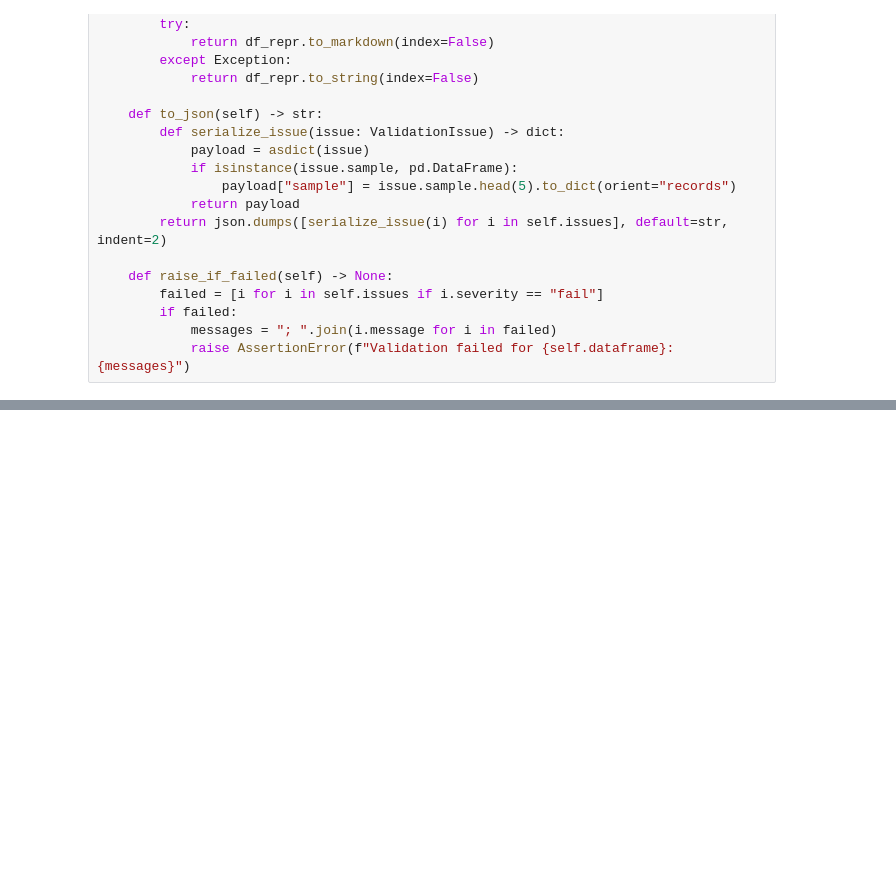
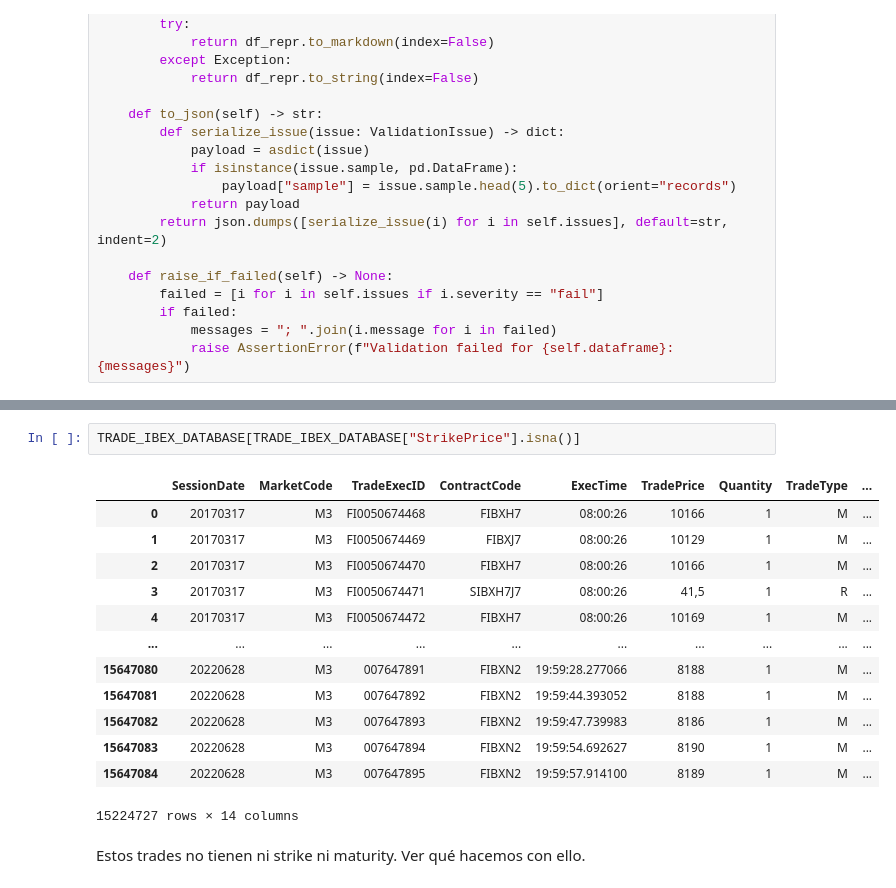
Before and after one commit to epiblasfunds/options-pricing, a Jupyter notebook: data.ipynb, the cells around one changed output, grey strips where cells are left out. Drawn from its saved outputs; the diff is of its cells as text; blank space fills up the shorter version.

```diff
--- a/data.ipynb
+++ b/data.ipynb
@@ -500,0 +922,18 @@ TypeError: Invalid datetime unit in metadata string "[ns, tz]"
+# %%
+TRADE_IBEX_DATABASE[TRADE_IBEX_DATABASE["StrikePrice"].isna()]
+# %% [output]
+|  | SessionDate | MarketCode | TradeExecID | ContractCode | ExecTime | TradePrice | Quantity | TradeType | ... |
+| 0 | 20170317 | M3 | FI0050674468 | FIBXH7 | 08:00:26 | 10166 | 1 | M | ... |
+| 1 | 20170317 | M3 | FI0050674469 | FIBXJ7 | 08:00:26 | 10129 | 1 | M | ... |
+| 2 | 20170317 | M3 | FI0050674470 | FIBXH7 | 08:00:26 | 10166 | 1 | M | ... |
+| 3 | 20170317 | M3 | FI0050674471 | SIBXH7J7 | 08:00:26 | 41,5 | 1 | R | ... |
+| 4 | 20170317 | M3 | FI0050674472 | FIBXH7 | 08:00:26 | 10169 | 1 | M | ... |
+| ... | ... | ... | ... | ... | ... | ... | ... | ... | ... |
+| 15647080 | 20220628 | M3 | 007647891 | FIBXN2 | 19:59:28.277066 | 8188 | 1 | M | ... |
+| 15647081 | 20220628 | M3 | 007647892 | FIBXN2 | 19:59:44.393052 | 8188 | 1 | M | ... |
+| 15647082 | 20220628 | M3 | 007647893 | FIBXN2 | 19:59:47.739983 | 8186 | 1 | M | ... |
+| 15647083 | 20220628 | M3 | 007647894 | FIBXN2 | 19:59:54.692627 | 8190 | 1 | M | ... |
+| 15647084 | 20220628 | M3 | 007647895 | FIBXN2 | 19:59:57.914100 | 8189 | 1 | M | ... |
+15224727 rows × 14 columns
+# %% [markdown]
+Estos trades no tienen ni strike ni maturity. Ver qué hacemos con ello.
```
Also changed, not shown: parts of 49 cells of this notebook, 28 other files.
